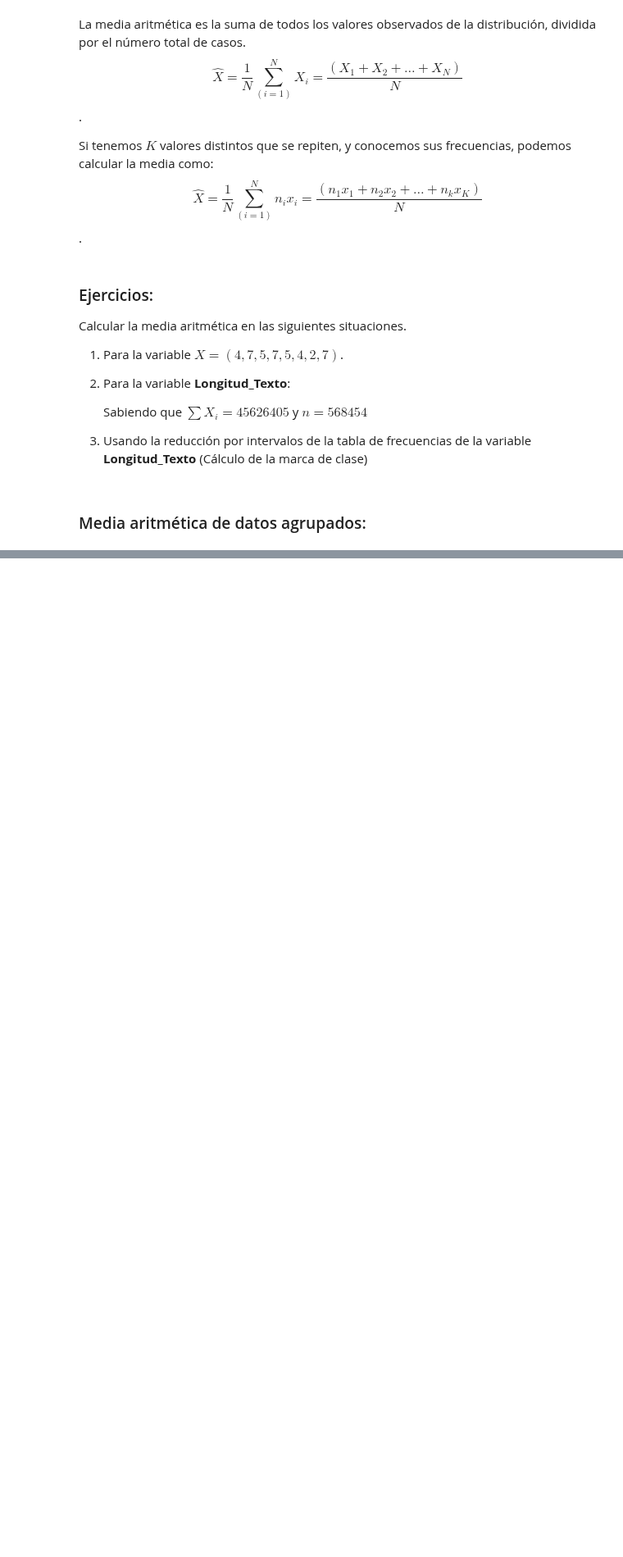
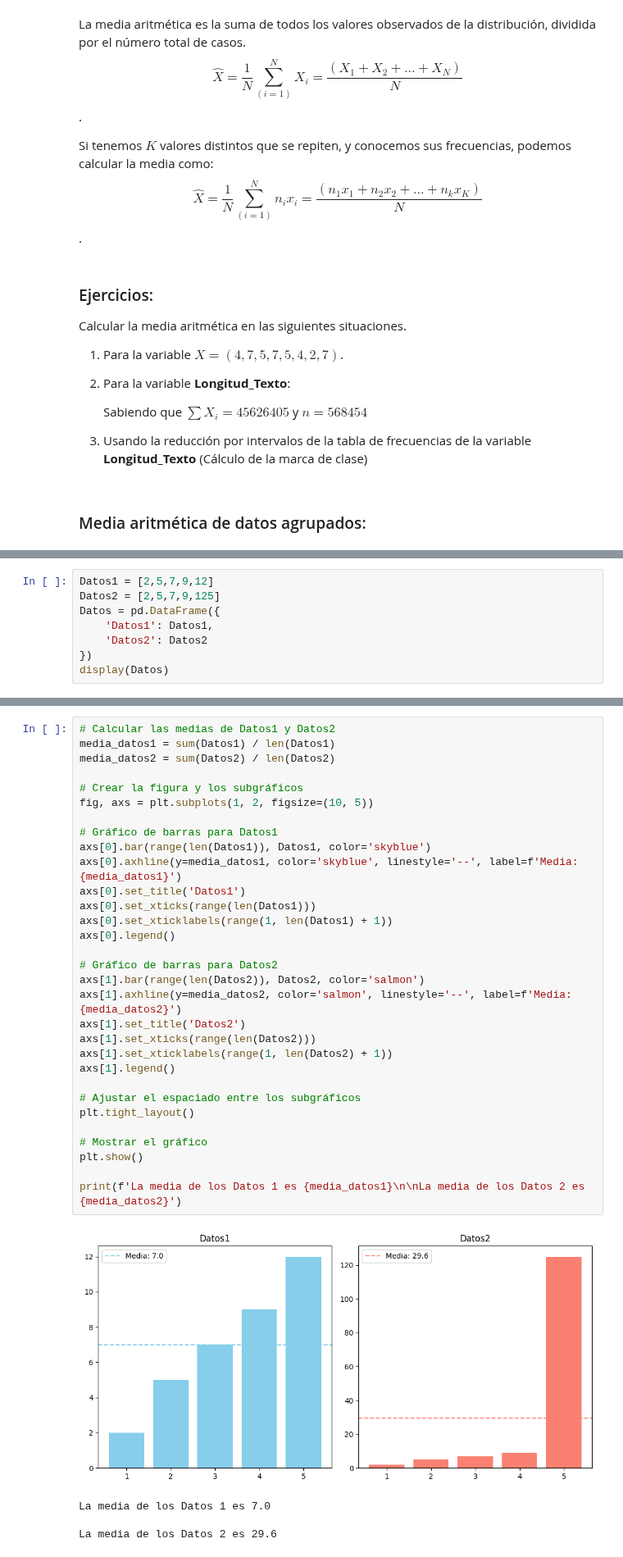
Before and after one commit to ednavivianasegura/Curso_PLN, a Jupyter notebook: PLN_EDNA.ipynb, the cells around one changed output, grey strips where cells are left out. Shown at 82% size. Cells and saved outputs as stored; diff of their text form; blank space fills up the shorter version.

```diff
--- a/PLN_EDNA.ipynb
+++ b/PLN_EDNA.ipynb
@@ -574,0 +602,8 @@ print(f"3. Para la variable Longitud_Texto en datos agrupados:\n\u0302x=𝟏/
+# %%
+Datos1 = [2,5,7,9,12]
+Datos2 = [2,5,7,9,125]
+Datos = pd.DataFrame({
+    'Datos1': Datos1,
+    'Datos2': Datos2
+})
+display(Datos)
@@ -574,0 +617,36 @@ print(f"3. Para la variable Longitud_Texto en datos agrupados:\n\u0302x=𝟏/
+# %%
+# Calcular las medias de Datos1 y Datos2
+media_datos1 = sum(Datos1) / len(Datos1)
+media_datos2 = sum(Datos2) / len(Datos2)
+
+# Crear la figura y los subgráficos
+fig, axs = plt.subplots(1, 2, figsize=(10, 5))
+
+# Gráfico de barras para Datos1
+axs[0].bar(range(len(Datos1)), Datos1, color='skyblue')
+axs[0].axhline(y=media_datos1, color='skyblue', linestyle='--', label=f'Media: {media_datos1}')
+axs[0].set_title('Datos1')
+axs[0].set_xticks(range(len(Datos1)))
+axs[0].set_xticklabels(range(1, len(Datos1) + 1))
+axs[0].legend()
+
+# Gráfico de barras para Datos2
+axs[1].bar(range(len(Datos2)), Datos2, color='salmon')
+axs[1].axhline(y=media_datos2, color='salmon', linestyle='--', label=f'Media: {media_datos2}')
+axs[1].set_title('Datos2')
+axs[1].set_xticks(range(len(Datos2)))
+axs[1].set_xticklabels(range(1, len(Datos2) + 1))
+axs[1].legend()
+
+# Ajustar el espaciado entre los subgráficos
+plt.tight_layout()
+
+# Mostrar el gráfico
+plt.show()
+
+print(f'La media de los Datos 1 es {media_datos1}\n\nLa media de los Datos 2 es {media_datos2}')
+# %% [output]
+[figure, added]
+La media de los Datos 1 es 7.0
+
+La media de los Datos 2 es 29.6
```
Also changed, not shown: parts of 14 cells of this notebook.
